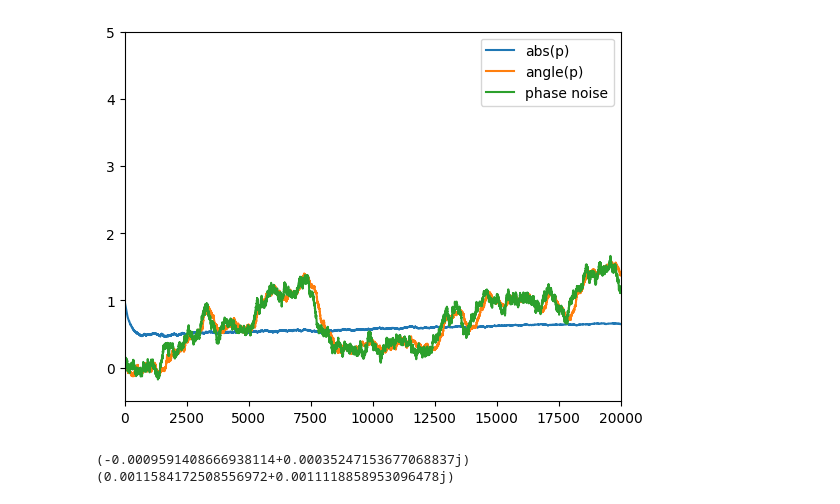
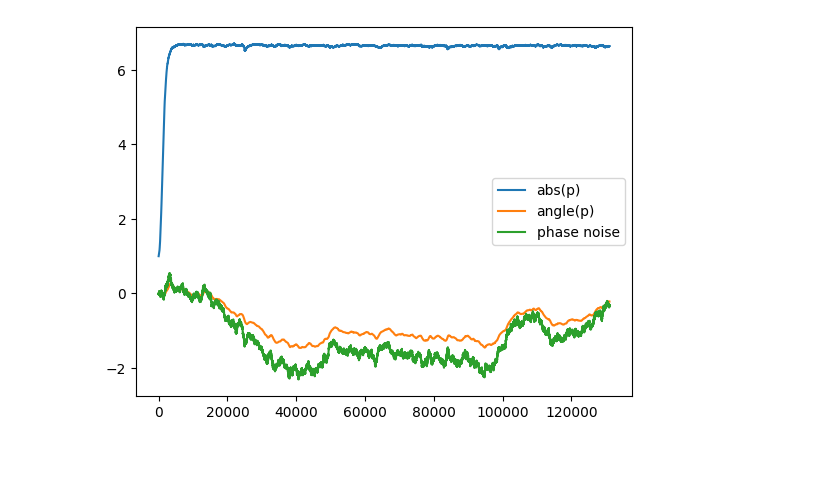
Before and after one commit to antroseco/fibre-sim, a Jupyter notebook: alamouti.ipynb, the cells around one changed output. Cells and saved outputs as stored; diff of their text form; code cells hidden in the pictures; blank space fills up the shorter version.

```diff
--- a/alamouti.ipynb
+++ b/alamouti.ipynb
@@ -20,13 +25,15 @@ CDC_TAPS = 63
 FIBRE_LENGTH = 25_000  # 25 km
 SPLITTING_POINT = 24_000  # 24 km
 CONSUMERS = 16 # XXX
-SYMBOL_RATE = 10 * 10**9  # 10 GS/s XXX
+SYMBOL_RATE = 50 * 10**9  # 50 GS/s
 TARGET_BER = 0.5 * 10**-3
 DDPR_BUFFER_SIZE = 64
 LASER_LINEWIDTH_ESTIMATE = 100e3  # 100 kHz
 SNR_ESTIMATE = 10  # 10 dB
 # Paper uses 60,000 QPSK training symbols
-LENGTH = 2**18 #  256 Ki
+LENGTH = PulseFilter.symbols_for_total_length(2**18) # almost 256 k
+# XXX Need a multiple of 4 for Alamouti coding
+SYMBOLS_PER_BLOCK = LENGTH & ~0b11
 # %%
 def plot_signal(signal: np.ndarray) -> None:
     assert signal.ndim == 1
@@ -73,7 +86,6 @@ def plot_signal(signal: np.ndarray) -> None:
 # %%
-data = np.random.randint(0, 2, LENGTH * 2, np.bool_)
-
-tx_mod = ModulatorQPSK()(data)
+data = np.random.randint(0, 2, SYMBOLS_PER_BLOCK * 4, np.bool_)
+tx_mod = Modulator16QAM()(data)
 # %%
 plot_signal(tx_mod)
 # %% [output]
@@ -103,6 +120,5 @@ plot_signal(tx_pf[1])
 # %%
-laser = NoisyLaser(0, SYMBOL_RATE * CHANNEL_SPS)
+laser = NoisyLaser(10, SYMBOL_RATE * CHANNEL_SPS)
 tx_txd = DPModulator(laser)(tx_pf)
-# tx_txd = DPModulator(ContinuousWaveLaser(0))(tx_pf)
 # %%
 plot_signal(tx_txd[0])
@@ -166,0 +185,4 @@ plot_signal(rx_aeq)
+# %%
+# 17, 1e-5, 1e-2
+aeq = AdaptiveEqualizerAlamouti(17, 1e-2, 1e-1, Modulator16QAM(), Demodulator16QAM(), tx_mod, True)
+rx_aeq = aeq(rx_pf)
@@ -197,16 +250,9 @@ plt.show()
 # %%
 plt.plot(np.abs(aeq.p_log), label="abs(p)")
 plt.plot(np.unwrap(np.angle(aeq.p_log)), label="angle(p)")
-plt.plot(-np.unwrap(laser.last_noise[::32]), label="phase noise")
+assert laser.last_noise is not None
+plt.plot(np.unwrap(laser.last_noise[::32]), label="phase noise")
 plt.legend()
-plt.xlim(0,20_000)
-plt.ylim(-0.5, 5)
 plt.show()
 # %% [output]
-[figure, old version]
+[figure, new version]
-# %%
-print(np.mean(aeq.e_o_log))
-print(np.mean(aeq.e_e_log))
-# %% [output]
-(-0.0009591408666938114+0.00035247153677068837j)
-(0.0011584172508556972+0.0011118858953096478j)
```
Also changed, not shown: parts of 43 cells of this notebook, 1 other file.
